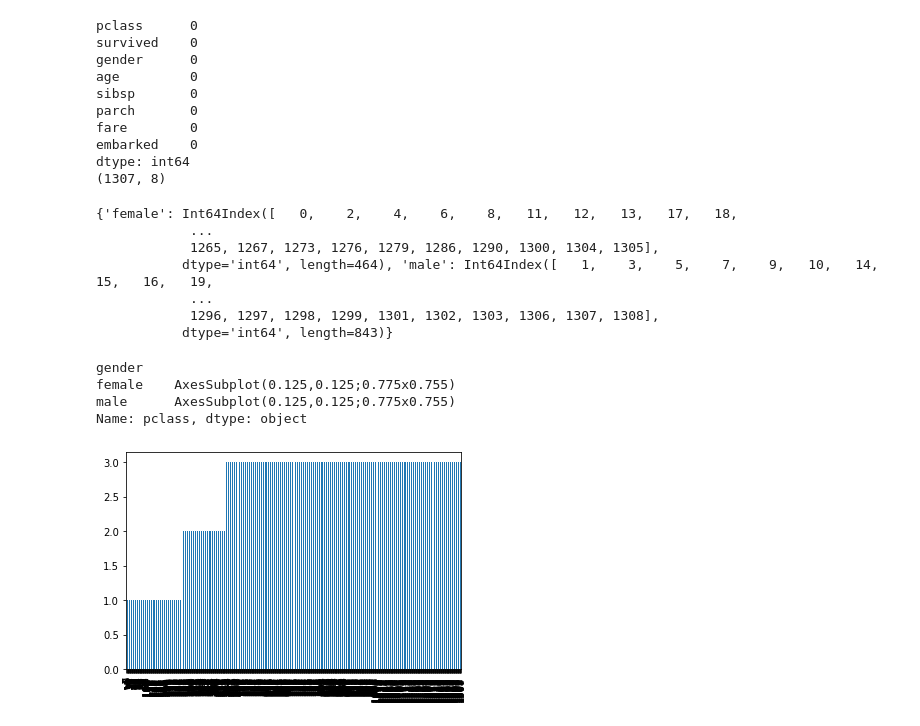
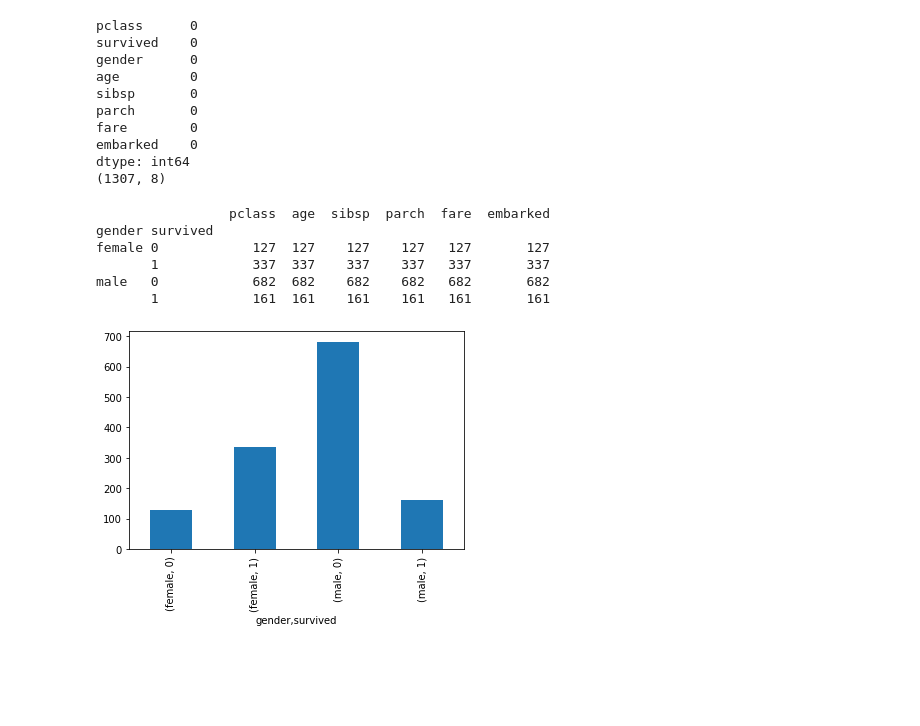
Before and after one commit to leangaurav/dsc_weekend_2020_03_01, a Jupyter notebook: Titanic/AssignmentTitanic1Pandas.ipynb, the cells around one changed output. Drawn from its saved outputs; the diff is of its cells as text; code cells hidden in the pictures; blank space fills up the shorter version.

```diff
--- a/Titanic/AssignmentTitanic1Pandas.ipynb
+++ b/Titanic/AssignmentTitanic1Pandas.ipynb
@@ -296,20 +296,17 @@ dtype: int64
 # %%
 
 #dump the dataframe to a csv file 'titanic_filtered.csv'.
 df.to_csv('titanic_filtered.csv')
-grp = df.groupby(by=['gender'])
-print(grp.groups)
+grp = df.groupby(by=['gender', 'survived'])
+print(grp.count())
+grp.count().pclass.plot(kind = 'bar')
+plt.show()
 # %% [output]
-{'female': Int64Index([   0,    2,    4,    6,    8,   11,   12,   13,   17,   18,
-            ...
-            1265, 1267, 1273, 1276, 1279, 1286, 1290, 1300, 1304, 1305],
-           dtype='int64', length=464), 'male': Int64Index([   1,    3,    5,    7,    9,   10,   14,   15,   16,   19,
-            ...
-            1296, 1297, 1298, 1299, 1301, 1302, 1303, 1306, 1307, 1308],
-           dtype='int64', length=843)}
+                 pclass  age  sibsp  parch  fare  embarked
+gender survived
+female 0            127  127    127    127   127       127
+       1            337  337    337    337   337       337
+male   0            682  682    682    682   682       682
+       1            161  161    161    161   161       161
-gender
-female    AxesSubplot(0.125,0.125;0.775x0.755)
-male      AxesSubplot(0.125,0.125;0.775x0.755)
-Name: pclass, dtype: object
-[figure, old version]
+[figure, new version]
 # %%
```
Also changed, not shown: parts of 15 cells of this notebook, 11 other files.
